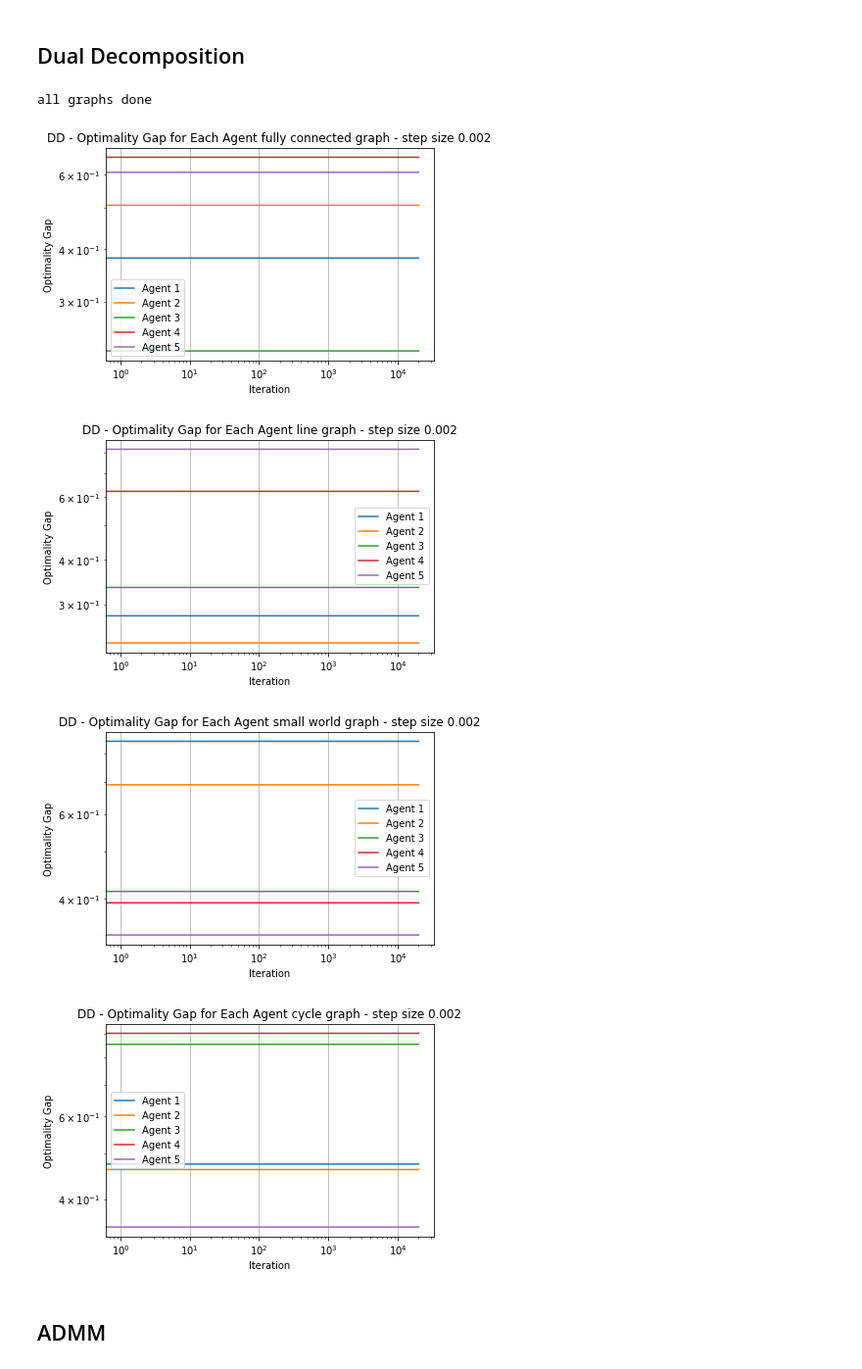
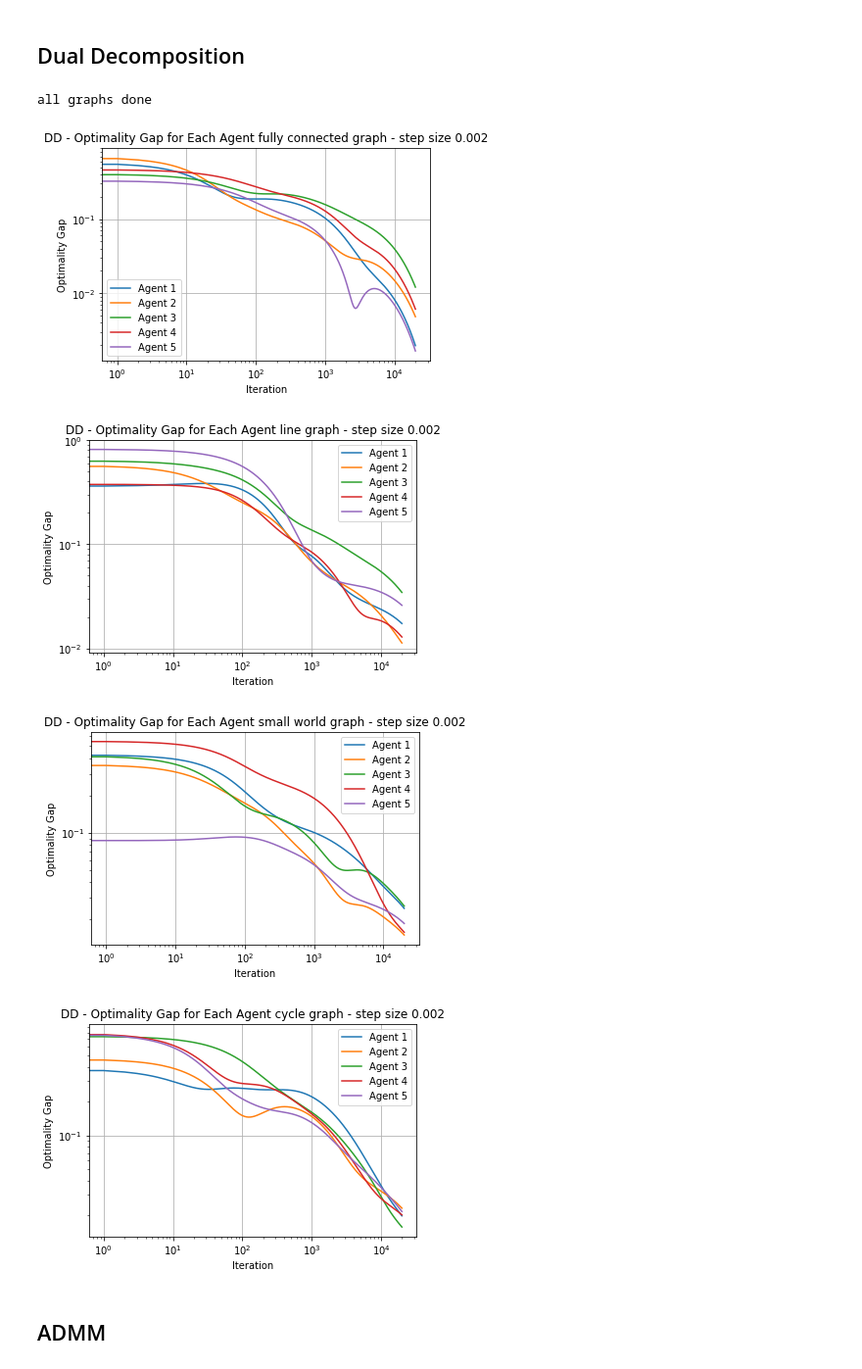
Before and after one commit to Basile-Terv/SOD314_Project, a Jupyter notebook: Project2.ipynb, the cells around one changed output. Shown: that part at 98% size. Saved outputs shown, nothing was run; the diff lists cells and outputs as text; code cells hidden in the pictures.

Commit message:
dual decompo ok

```diff
--- a/Project2.ipynb
+++ b/Project2.ipynb
@@ -599,10 +598,10 @@ all graphs done
 # %% [markdown]
 ## Dual Decomposition
 # %%
-def step(b, Kmm, Knm, y, nu, sigma_squared):
+def step(b, Kmm, Knm, Knmy, nu, sigma_squared):
     m = Kmm.shape[0]
-    A = (1/5)*sigma_squared * Kmm + np.dot(Knm.T, Knm) + (nu/5) * np.eye(m)
-    b_ = np.dot(Knm.T, y) - b
+    A = (1/5)*sigma_squared * Kmm + Knm + (nu/5) * np.eye(m)
+    b_ = Knmy - b
     alpha_star_i = np.linalg.solve(A, b_)
     return alpha_star_i
 # %%
@@ -633,24 +631,32 @@ def dual_decomposition(X, X_selected, y, sigma_squared, nu, a, num_iterations, s
     agents_data_indices = np.array_split(np.random.permutation(n), a)
     # each agent should have n/a=100/5=20 points
     #print("agents_data_indices:",agents_data_indices)
-    alpha = [np.ones((m, 1)) for _ in range(a)]  # Initialize local variables for each agent
+    alpha = [np.zeros((m, 1)) for _ in range(a)]  # Initialize local variables for each agent
     all_optimality_gaps = [[] for _ in range(a)]  # Store optimality gaps for each agent
     all_alpha = [[] for _ in range(a)]  # Store alpha at each iteration
     lamb = create_lamb(a, m)
     K_mm = compute_kernel_matrix(X_selected, X_selected)
     #Knm = compute_kernel_matrix(X, X_selected)
-    for _ in tqdm(range(num_iterations)):
+    for k in tqdm(range(num_iterations)):
         for agent_idx, data_indices in enumerate(agents_data_indices):
             # Select data and compute local variables
             X_local = X[data_indices]
             y_local = y[data_indices].reshape(-1, 1)
-            K_im = compute_kernel_matrix(X_local, X_selected)
-            b = term_sup(lamb, W, m)
-            sol = step(b, K_mm, K_im, y_local, nu, sigma_squared)
+            K_im = np.zeros((m,m))
+            K_imy = np.zeros((m,1))
+            for j in range(len(X_local)):
+                K_jm = compute_kernel_matrix(np.array([X_local[j]]), X_selected)
+                K_jmy = y_local[j]*K_jm.T
+                KK_im = np.dot(K_jm.T, K_jm)
+                K_im += KK_im
+                K_imy += K_jmy
+            b = term_sup(lamb, W, m, agent_idx)
+            #print(b)
+            sol = step(b, K_mm, K_im, K_imy, nu, sigma_squared)
             alpha[agent_idx] = sol
         for i in range(a):
             for j in range(i):
-                lamb[i,j] += step_size*(alpha[i] - alpha[j])
+                lamb[i,j] += step_size[k]*(alpha[i] - alpha[j])
         for agent_idx in range(a):
             alpha_agent = alpha[agent_idx]
             optimality_gap = np.linalg.norm(alpha_agent - alpha_star.reshape(-1, 1))
@@ -659,14 +665,15 @@ def dual_decomposition(X, X_selected, y, sigma_squared, nu, a, num_iterations, s
 
     return all_optimality_gaps, all_alpha
 # %%
+s = [0.002 for _ in range(20000)]
 # Call decentralized gradient tracking with different communication graphs
-optimality_gap_fc,alpha_fc = dual_decomposition(x, x_selected, y, sigma_squared, nu, a, num_iterations, step_size, alpha_star, fc_graph)
+optimality_gap_fc,alpha_fc = dual_decomposition(x, x_selected, y, sigma_squared, nu, a, num_iterations, s, alpha_star, fc_graph)
 #print("fully connected graph done")
-optimality_gap_line,alpha_line = dual_decomposition(x, x_selected, y, sigma_squared, nu, a, num_iterations, step_size, alpha_star,line_graph)
+optimality_gap_line,alpha_line = dual_decomposition(x, x_selected, y, sigma_squared, nu, a, num_iterations, s, alpha_star,line_graph)
 #print("line graph done")
-optimality_gap_small_world,alpha_small_world = dual_decomposition(x, x_selected, y, sigma_squared, nu, a, num_iterations, step_size, alpha_star, small_world_graph)
+optimality_gap_small_world,alpha_small_world = dual_decomposition(x, x_selected, y, sigma_squared, nu, a, num_iterations, s, alpha_star, small_world_graph)
 #print("small world graph done")
-optimality_gap_cycle,alpha_cycle = dual_decomposition(x, x_selected, y, sigma_squared, nu, a, num_iterations, step_size, alpha_star, cycle_graph)
+optimality_gap_cycle,alpha_cycle = dual_decomposition(x, x_selected, y, sigma_squared, nu, a, num_iterations, s, alpha_star, cycle_graph)
 #print("cycle graph done")
 print("all graphs done")
 
@@ -688,38 +695,38 @@ plt.ylabel('Optimality Gap')
 plt.title(f'DD - Optimality Gap for Each Agent line graph - step size {step_size}')
 plt.legend()
 plt.yscale('log')
 plt.xscale('log')
 plt.grid(True)
 plt.show()
-# Plot optimality gaps for each agent
+
 for agent_idx, optimality_gaps in enumerate(optimality_gap_small_world):
     plt.plot(range(num_iterations), optimality_gaps, label=f"Agent {agent_idx + 1}")
 
 plt.xlabel('Iteration')
 plt.ylabel('Optimality Gap')
 plt.title(f'DD - Optimality Gap for Each Agent small world graph - step size {step_size}')
 plt.legend()
 plt.yscale('log')
 plt.xscale('log')
 plt.grid(True)
 plt.show()
 for agent_idx, optimality_gaps in enumerate(optimality_gap_cycle):
     plt.plot(range(num_iterations), optimality_gaps, label=f"Agent {agent_idx + 1}")
 
 plt.xlabel('Iteration')
 plt.ylabel('Optimality Gap')
 plt.title(f'DD - Optimality Gap for Each Agent cycle graph - step size {step_size}')
 plt.legend()
 plt.yscale('log')
 plt.xscale('log')
 plt.grid(True)
 plt.show()
 # %% [output]
 all graphs done
-[figure, old version]
+[figure, new version]
-[figure, old version]
+[figure, new version]
-[figure, old version]
+[figure, new version]
-[figure, old version]
+[figure, new version]
 # %% [markdown]
 ## ADMM
 # %%
```
Also changed, not shown: parts of 12 cells of this notebook.
